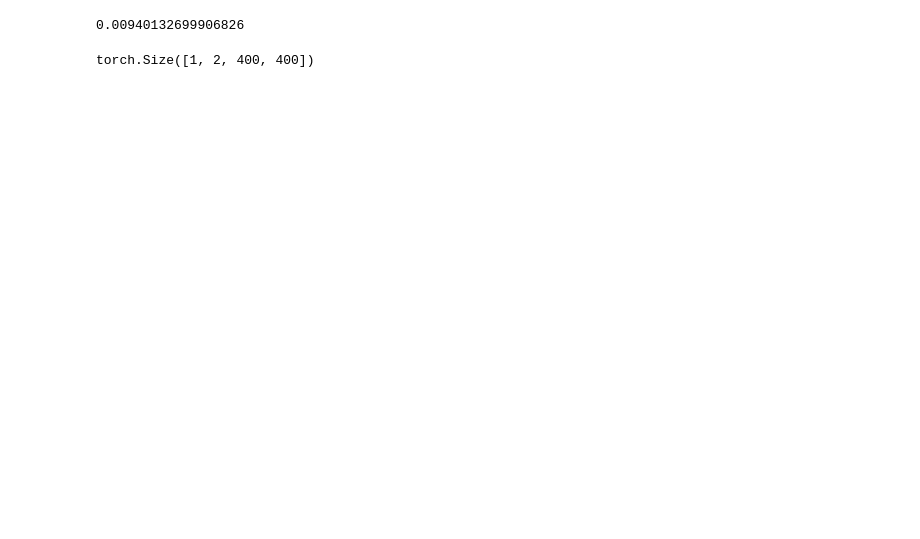
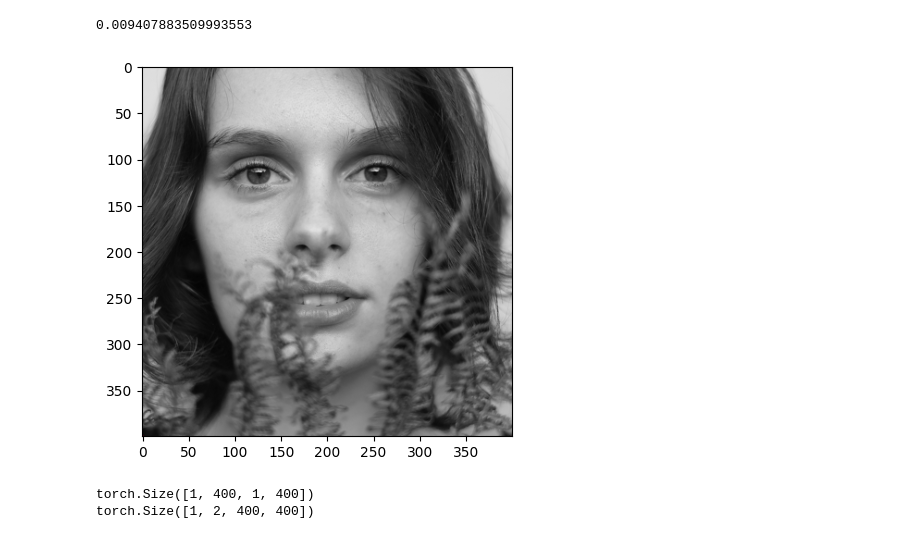
Before and after one commit to aymaanshahzad23/22b1520_ColorizationUsingDNNs, a Jupyter notebook: grayscale_colorization/Alpha_Model.ipynb, the cells around one changed output. Cells and saved outputs as stored; diff of their text form; code cells hidden in the pictures; blank space fills up the shorter version.

Commit message:
updated Model

```diff
--- a/grayscale_colorization/Alpha_Model.ipynb
+++ b/grayscale_colorization/Alpha_Model.ipynb
@@ -15,6 +15,7 @@ def preprocess_image(image_path):
     transform = transforms.Compose([transforms.Resize((400, 400)),
                                     transforms.ToTensor()])
     img = transform(image)
+    x = np.array(image)/255.0
     lab_image = rgb2lab(np.array(image))
     X = lab_image[:, :, 0]
     Y = lab_image[:, :, 1:] / 128.0
@@ -72,6 +73,7 @@ for epoch in range(100):
     loss.backward()
     optimizer.step()
 # %%
+model.eval()
 with torch.no_grad():
     X, _ = preprocess_image('woman.jpg')
     output = model(X)
@@ -79,8 +81,15 @@ with torch.no_grad():
 
 print(loss.item())
 # %% [output]
-0.00940132699906826
+0.009407883509993553
-# %%
-print(output.shape)
-# %% [output]
-torch.Size([1, 2, 400, 400])
+# %%
+from skimage.color import lab2rgb
+output_np = torch.cat((X, output), dim=1).squeeze().permute(1, 2, 0).numpy()
+plt.imshow(lab2rgb(output_np))
+plt.show()
+print(X.shape)
+print(output.shape)
+# %% [output]
+[figure, added]
+torch.Size([1, 400, 1, 400])
+torch.Size([1, 2, 400, 400])
```
